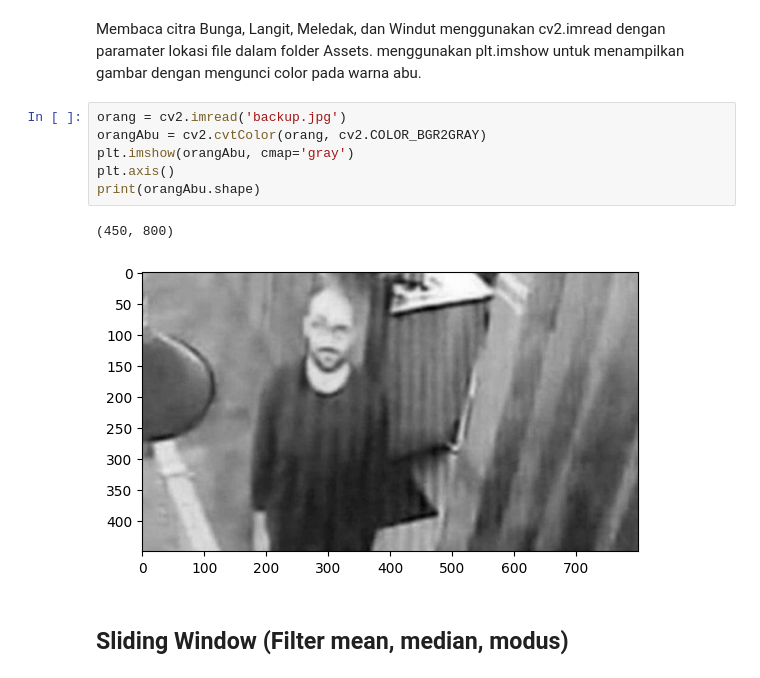
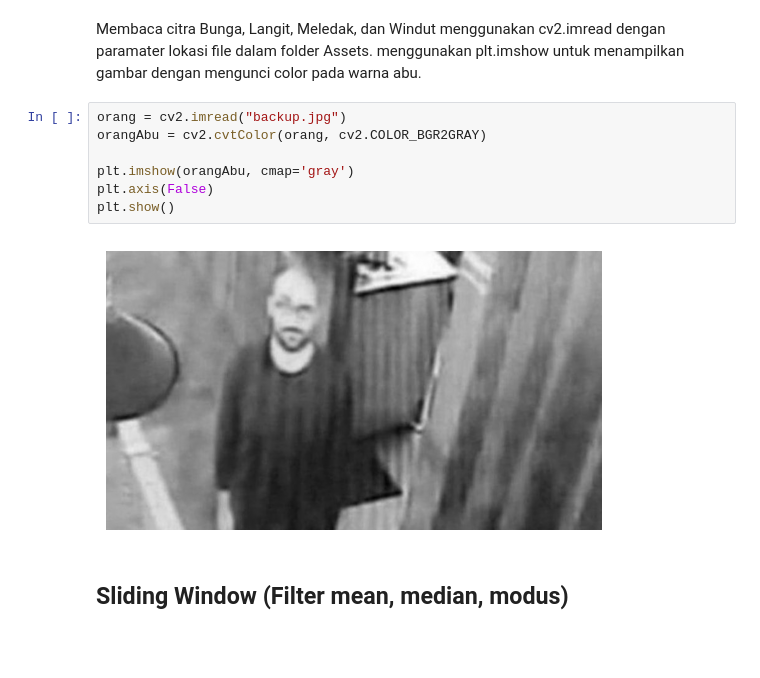
Before and after one commit to praktikum-pcd-2026/jurnal-modul-3-alp-OktoraRizka, a Jupyter notebook: F1D02410145_M3.ipynb, the cells around one changed output. Drawn from its saved outputs; the diff is of its cells as text; blank space fills up the shorter version.

```diff
--- a/F1D02410145_M3.ipynb
+++ b/F1D02410145_M3.ipynb
@@ -10,13 +10,13 @@ import cv2
 # %% [markdown]
 Membaca citra Bunga, Langit, Meledak, dan Windut menggunakan cv2.imread dengan paramater lokasi file dalam folder Assets. menggunakan plt.imshow untuk menampilkan gambar dengan mengunci color pada warna abu.
 # %%
-orang = cv2.imread('backup.jpg')
+orang = cv2.imread("backup.jpg")
 orangAbu = cv2.cvtColor(orang, cv2.COLOR_BGR2GRAY)
+
 plt.imshow(orangAbu, cmap='gray')
-plt.axis()
-print(orangAbu.shape)
+plt.axis(False)
+plt.show()
 # %% [output]
-(450, 800)
-[figure, old version]
+[figure, new version]
 # %% [markdown]
 ## Sliding Window (Filter mean, median, modus)
```
Also changed, not shown: parts of 30 cells of this notebook.
